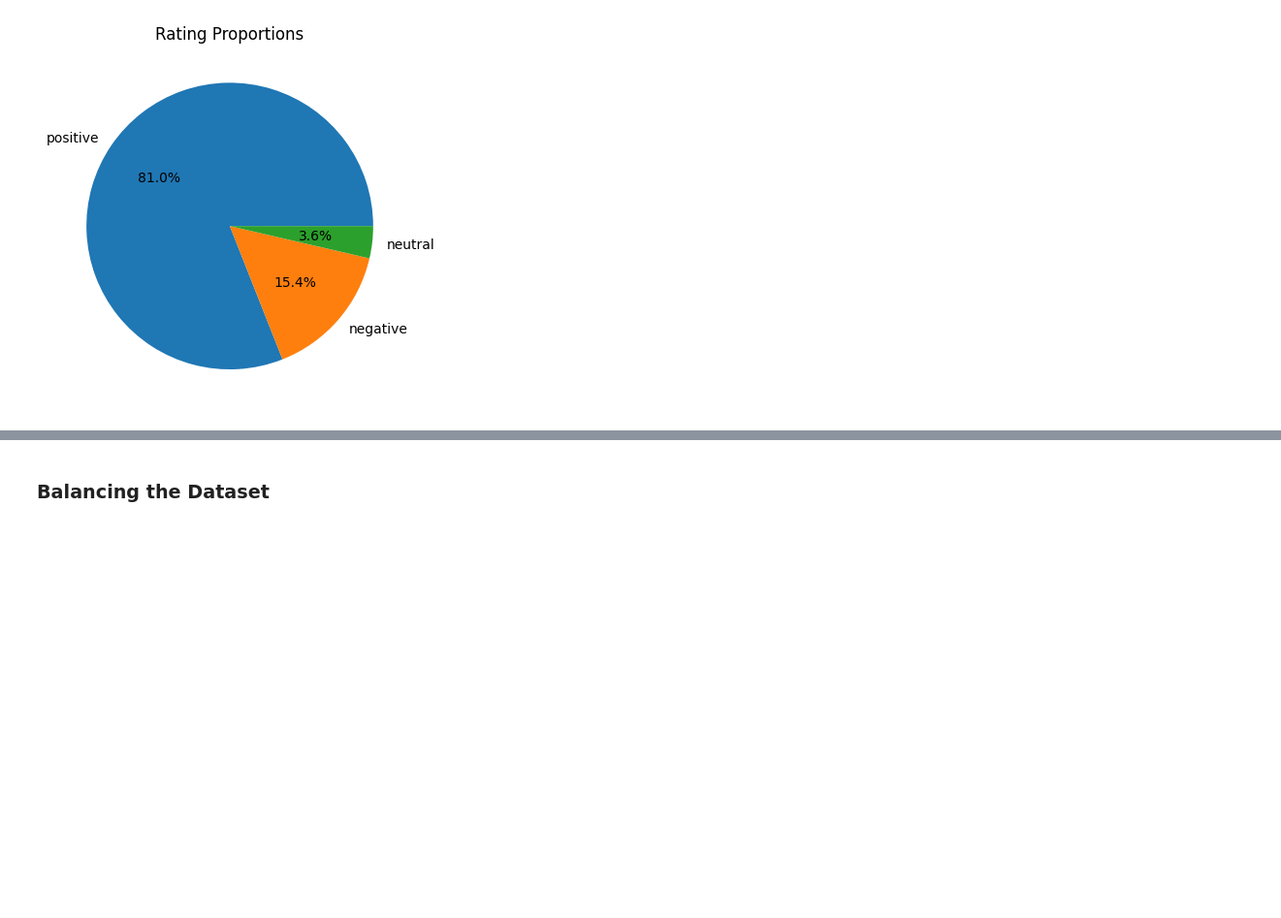
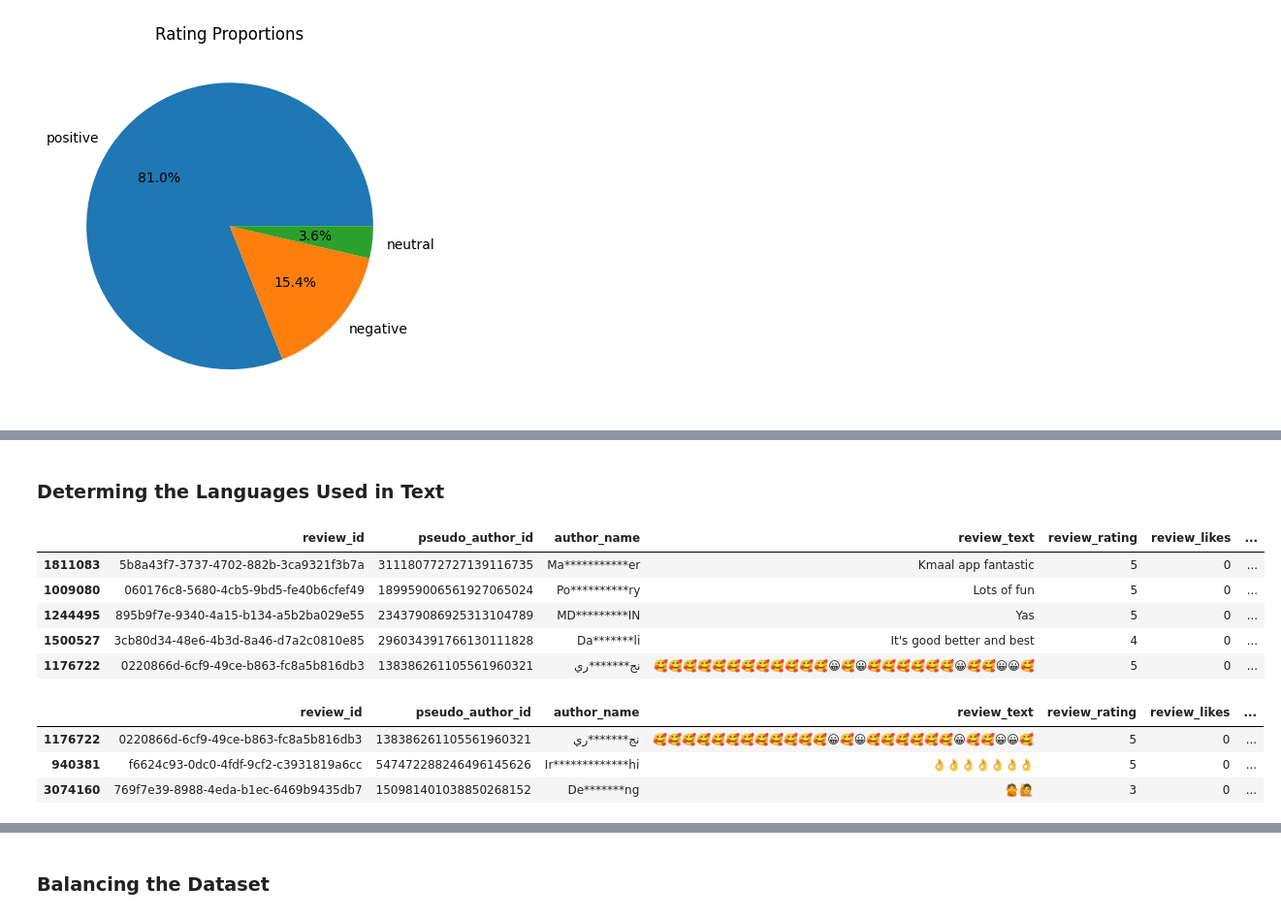
Before and after one commit to bbell1988/tiktok_reviews, a Jupyter notebook: data_cleaning.ipynb, the cells around one changed output, grey strips where cells are left out. Shown: that part at 97% size. Drawn from its saved outputs; the diff is of its cells as text; code cells hidden in the pictures; blank space fills up the shorter version.

```diff
--- a/data_cleaning.ipynb
+++ b/data_cleaning.ipynb
@@ -30,0 +68,2 @@ plt.show()
+# %% [markdown]
+### Determing the Languages Used in Text
@@ -30,0 +77,10 @@ plt.show()
+# %%
+sampled_df.head()
+# emojis
+# %% [output]
+|  | review_id | pseudo_author_id | author_name | review_text | review_rating | review_likes | ... |
+| 1811083 | 5b8a43f7-3737-4702-882b-3ca9321f3b7a | 311180772727139116735 | Ma***********er | Kmaal app fantastic | 5 | 0 | ... |
+| 1009080 | 060176c8-5680-4cb5-9bd5-fe40b6cfef49 | 189959006561927065024 | Po**********ry | Lots of fun | 5 | 0 | ... |
+| 1244495 | 895b9f7e-9340-4a15-b134-a5b2ba029e55 | 234379086925313104789 | MD*********IN | Yas | 5 | 0 | ... |
+| 1500527 | 3cb80d34-48e6-4b3d-8a46-d7a2c0810e85 | 296034391766130111828 | Da*******li | It's good better and best | 4 | 0 | ... |
+| 1176722 | 0220866d-6cf9-49ce-b863-fc8a5b816db3 | 138386261105561960321 | نج*******ري | 🥰🥰🥰🥰🥰🥰🥰🥰🥰🥰🥰🥰😀🥰😀🥰🥰🥰🥰🥰🥰😀🥰🥰😀😀🥰 | 5 | 0 | ... |
@@ -30,0 +89,7 @@ plt.show()
+# %%
+sampled_df[sampled_df['detected_language'] == 'unknown'].head(3)
+# %% [output]
+|  | review_id | pseudo_author_id | author_name | review_text | review_rating | review_likes | ... |
+| 1176722 | 0220866d-6cf9-49ce-b863-fc8a5b816db3 | 138386261105561960321 | نج*******ري | 🥰🥰🥰🥰🥰🥰🥰🥰🥰🥰🥰🥰😀🥰😀🥰🥰🥰🥰🥰🥰😀🥰🥰😀😀🥰 | 5 | 0 | ... |
+| 940381 | f6624c93-0dc0-4fdf-9cf2-c3931819a6cc | 547472288246496145626 | Ir*************hi | 👌👌👌👌👌👌👌 | 5 | 0 | ... |
+| 3074160 | 769f7e39-8988-4eda-b1ec-6469b9435db7 | 150981401038850268152 | De*******ng | 🙅🙋 | 3 | 0 | ... |
```
Also changed, not shown: parts of 11 cells of this notebook, 1 other file.
